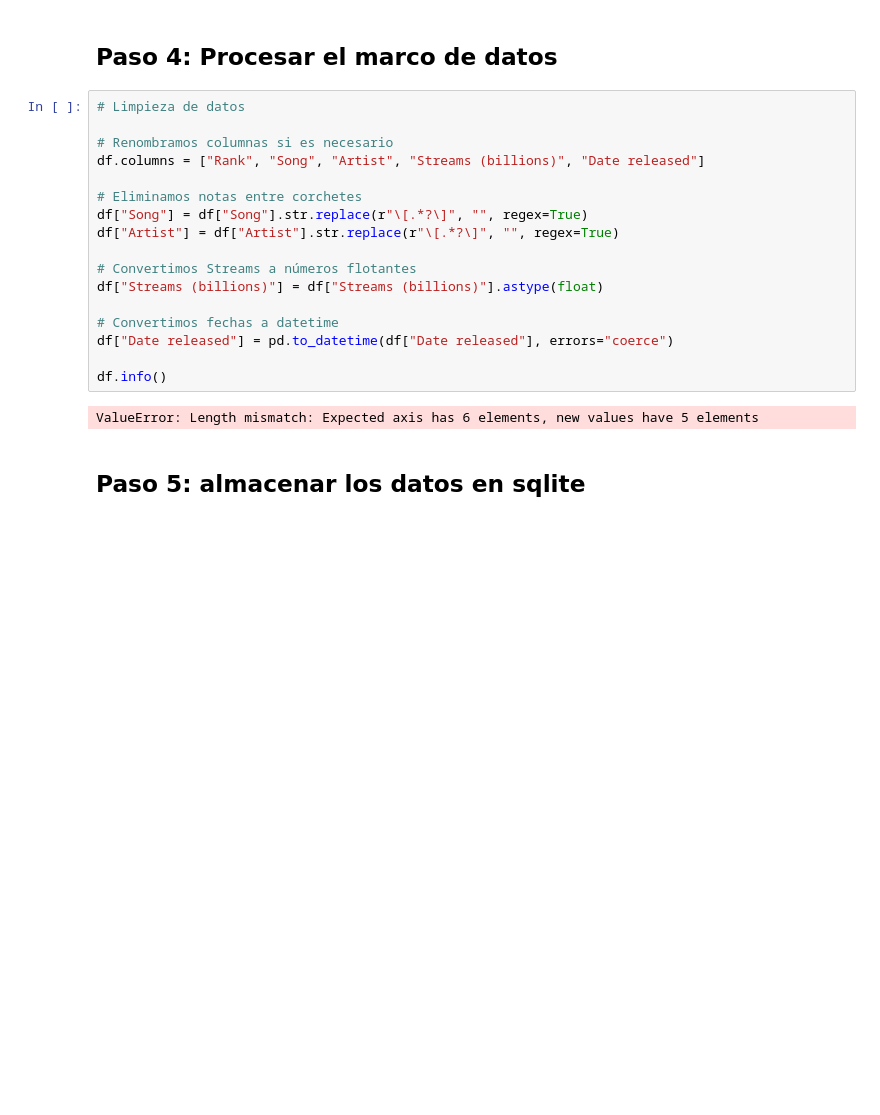
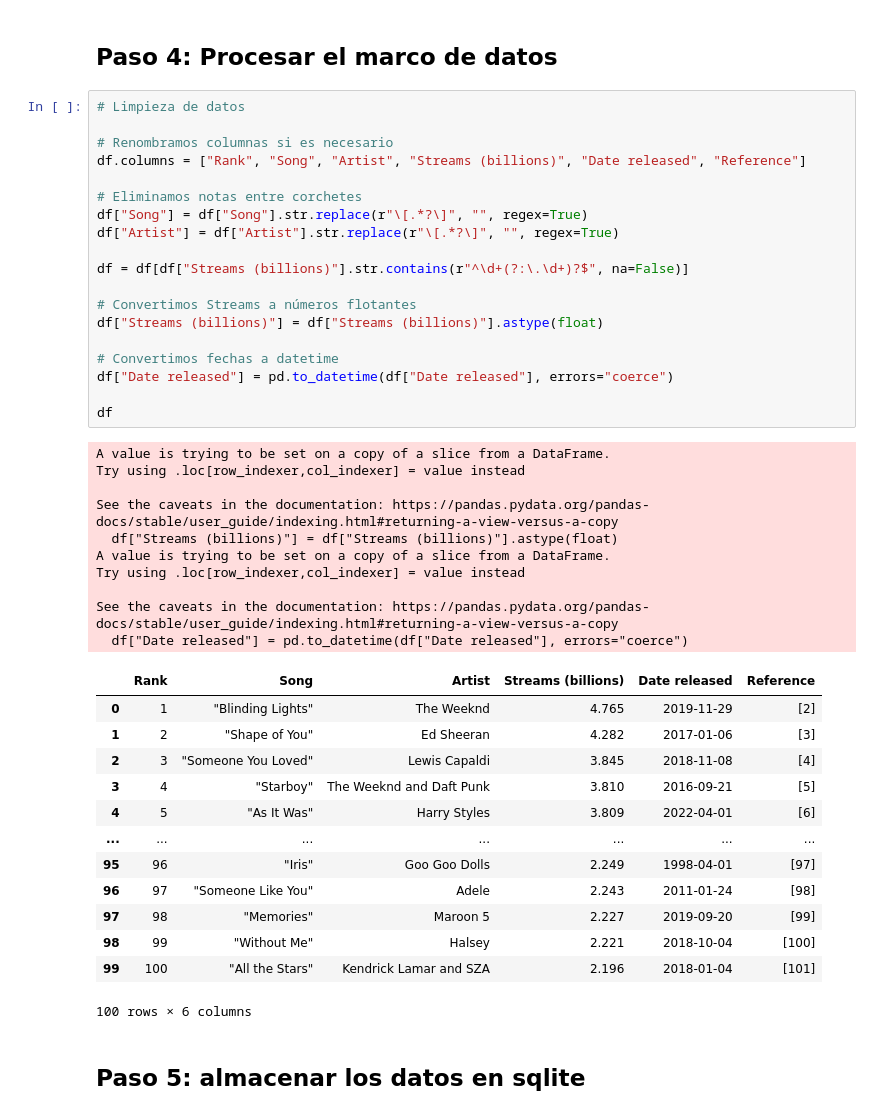
Before and after one commit to wer1ix/web-scraping-project-tutorial, a Jupyter notebook: src/solution.es.ipynb, the cells around one changed output. Saved outputs shown, nothing was run; the diff lists cells and outputs as text; blank space fills up the shorter version.

```diff
--- a/src/solution.es.ipynb
+++ b/src/solution.es.ipynb
@@ -71,22 +67,46 @@ df.head()  # Muestra las primeras 5 filas
 # %%
 # Limpieza de datos
 
 # Renombramos columnas si es necesario
-df.columns = ["Rank", "Song", "Artist", "Streams (billions)", "Date released"]
+df.columns = ["Rank", "Song", "Artist", "Streams (billions)", "Date released", "Reference"]
 
 # Eliminamos notas entre corchetes
 df["Song"] = df["Song"].str.replace(r"\[.*?\]", "", regex=True)
 df["Artist"] = df["Artist"].str.replace(r"\[.*?\]", "", regex=True)
+
+df = df[df["Streams (billions)"].str.contains(r"^\d+(?:\.\d+)?$", na=False)]
 
 # Convertimos Streams a números flotantes
 df["Streams (billions)"] = df["Streams (billions)"].astype(float)
 
 # Convertimos fechas a datetime
 df["Date released"] = pd.to_datetime(df["Date released"], errors="coerce")
 
-df.info()
+df
 # %% [output]
-ValueError: Length mismatch: Expected axis has 6 elements, new values have 5 elements
+A value is trying to be set on a copy of a slice from a DataFrame.
+Try using .loc[row_indexer,col_indexer] = value instead
+
+See the caveats in the documentation: https://pandas.pydata.org/pandas-docs/stable/user_guide/indexing.html#returning-a-view-versus-a-copy
+  df["Streams (billions)"] = df["Streams (billions)"].astype(float)
+A value is trying to be set on a copy of a slice from a DataFrame.
+Try using .loc[row_indexer,col_indexer] = value instead
+
+See the caveats in the documentation: https://pandas.pydata.org/pandas-docs/stable/user_guide/indexing.html#returning-a-view-versus-a-copy
+  df["Date released"] = pd.to_datetime(df["Date released"], errors="coerce")
+|  | Rank | Song | Artist | Streams (billions) | Date released | Reference |
+| 0 | 1 | "Blinding Lights" | The Weeknd | 4.765 | 2019-11-29 | [2] |
+| 1 | 2 | "Shape of You" | Ed Sheeran | 4.282 | 2017-01-06 | [3] |
+| 2 | 3 | "Someone You Loved" | Lewis Capaldi | 3.845 | 2018-11-08 | [4] |
+| 3 | 4 | "Starboy" | The Weeknd and Daft Punk | 3.810 | 2016-09-21 | [5] |
+| 4 | 5 | "As It Was" | Harry Styles | 3.809 | 2022-04-01 | [6] |
+| ... | ... | ... | ... | ... | ... | ... |
+| 95 | 96 | "Iris" | Goo Goo Dolls | 2.249 | 1998-04-01 | [97] |
+| 96 | 97 | "Someone Like You" | Adele | 2.243 | 2011-01-24 | [98] |
+| 97 | 98 | "Memories" | Maroon 5 | 2.227 | 2019-09-20 | [99] |
+| 98 | 99 | "Without Me" | Halsey | 2.221 | 2018-10-04 | [100] |
+| 99 | 100 | "All the Stars" | Kendrick Lamar and SZA | 2.196 | 2018-01-04 | [101] |
+100 rows × 6 columns
 # %% [markdown]
 ## Paso 5: almacenar los datos en sqlite
 # %%
```
Also changed, not shown: parts of 4 cells of this notebook, 1 other file.
